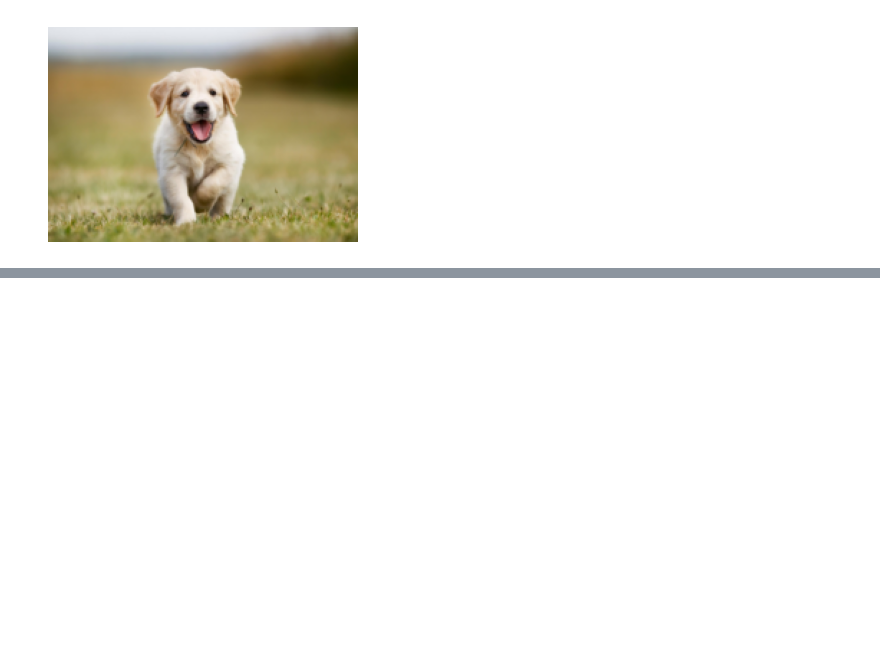
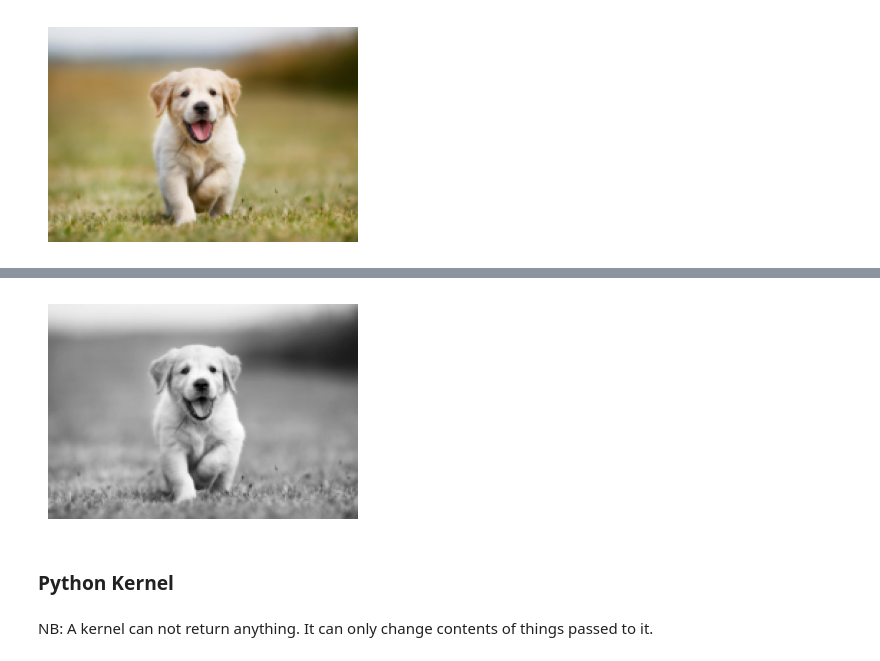
Before and after one commit to angchen0325/CUDA-mode-lectures, a Jupyter notebook: lecture_003/pmpp.ipynb, the cells around one changed output, grey strips where cells are left out. Saved outputs shown, nothing was run; the diff lists cells and outputs as text; code cells hidden in the pictures; blank space fills up the shorter version.

```diff
--- a/lecture_003/pmpp.ipynb
+++ b/lecture_003/pmpp.ipynb
@@ -36,0 +41,9 @@ show_img(img2)
+# %%
+def rgb2grey_py(x):
+    c,h,w = x.shape
+    n = h*w
+    x = x.flatten()
+    res = torch.empty(n, dtype=x.dtype, device=x.device)
+    for i in range(n):
+        res[i] = 0.2989*x[i] + 0.5870*x[i+n] + 0.1140*x[i+2*n]
+    return res.view(h,w)
@@ -36,0 +56,10 @@ show_img(img2)
+# %%
+img_g = rgb2grey_py(img2)
+# %%
+show_img(img_g, cmap='gray')
+# %% [output]
+[figure, added]
+# %% [markdown]
+### Python Kernel
+# %% [markdown]
+NB: A kernel can not return anything. It can only change contents of things passed to it.
```
Also changed, not shown: parts of 7 cells of this notebook.
